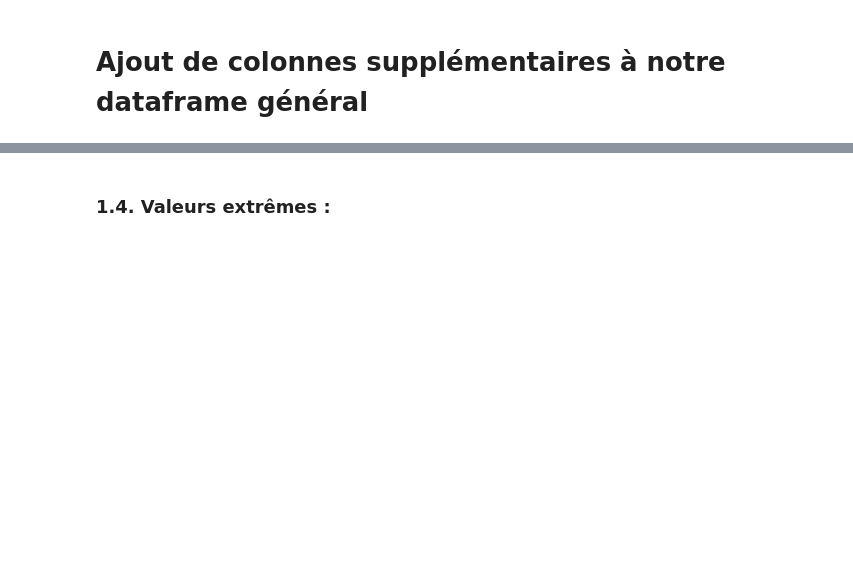
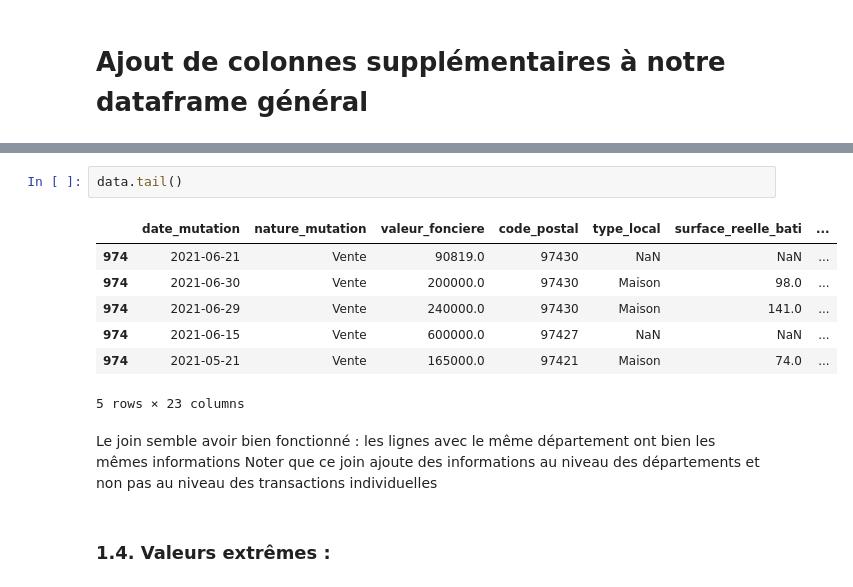
Before and after one commit to victor-kerros/tokenisation-immo, a Jupyter notebook: token-immo.ipynb, the cells around one changed output, grey strips where cells are left out. Cells and saved outputs as stored; diff of their text form; blank space fills up the shorter version.

```diff
--- a/token-immo.ipynb
+++ b/token-immo.ipynb
@@ -1061,3 +1063,16 @@ data = data.assign(tx_natalite_2020_percent= "",
+# %%
+data.tail()
+# %% [output]
+|  | date_mutation | nature_mutation | valeur_fonciere | code_postal | type_local | surface_reelle_bati | ... |
+| 974 | 2021-06-21 | Vente | 90819.0 | 97430 | NaN | NaN | ... |
+| 974 | 2021-06-30 | Vente | 200000.0 | 97430 | Maison | 98.0 | ... |
+| 974 | 2021-06-29 | Vente | 240000.0 | 97430 | Maison | 141.0 | ... |
+| 974 | 2021-06-15 | Vente | 600000.0 | 97427 | NaN | NaN | ... |
+| 974 | 2021-05-21 | Vente | 165000.0 | 97421 | Maison | 74.0 | ... |
+5 rows × 23 columns
+# %% [markdown]
+Le join semble avoir bien fonctionné : les lignes avec le même département ont bien les mêmes informations
+Noter que ce join ajoute des informations au niveau des départements et non pas au niveau des transactions individuelles
 # %% [markdown]
 ### 1.4. Valeurs extrêmes :
 # %%
```
Also changed, not shown: parts of 10 cells of this notebook.
